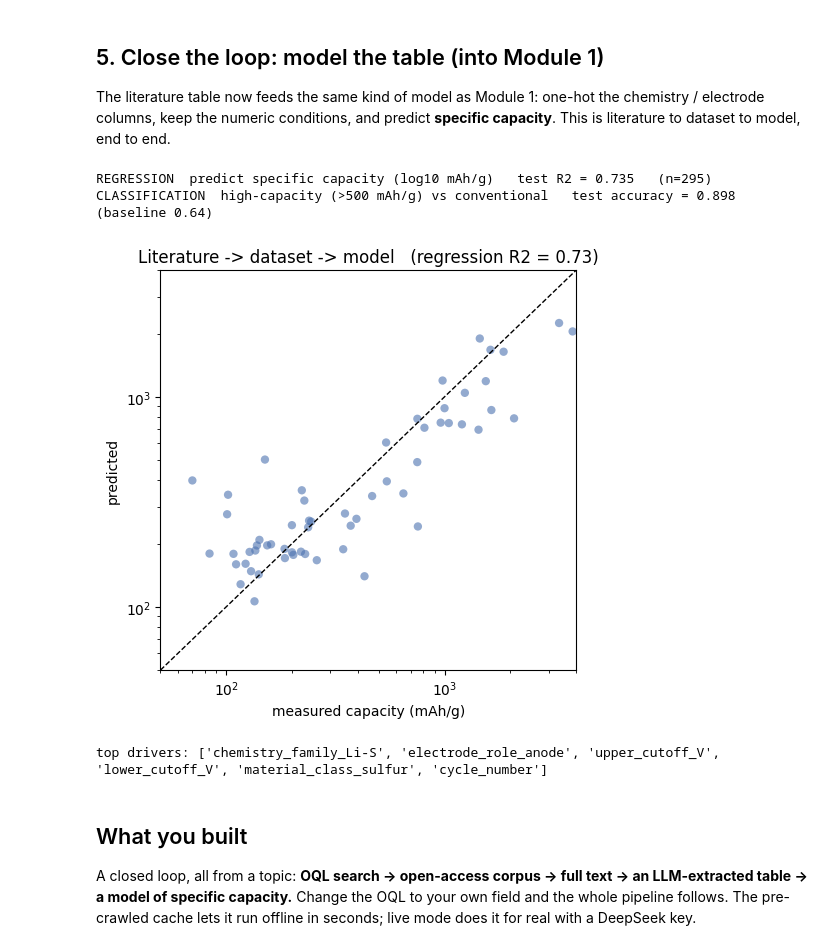
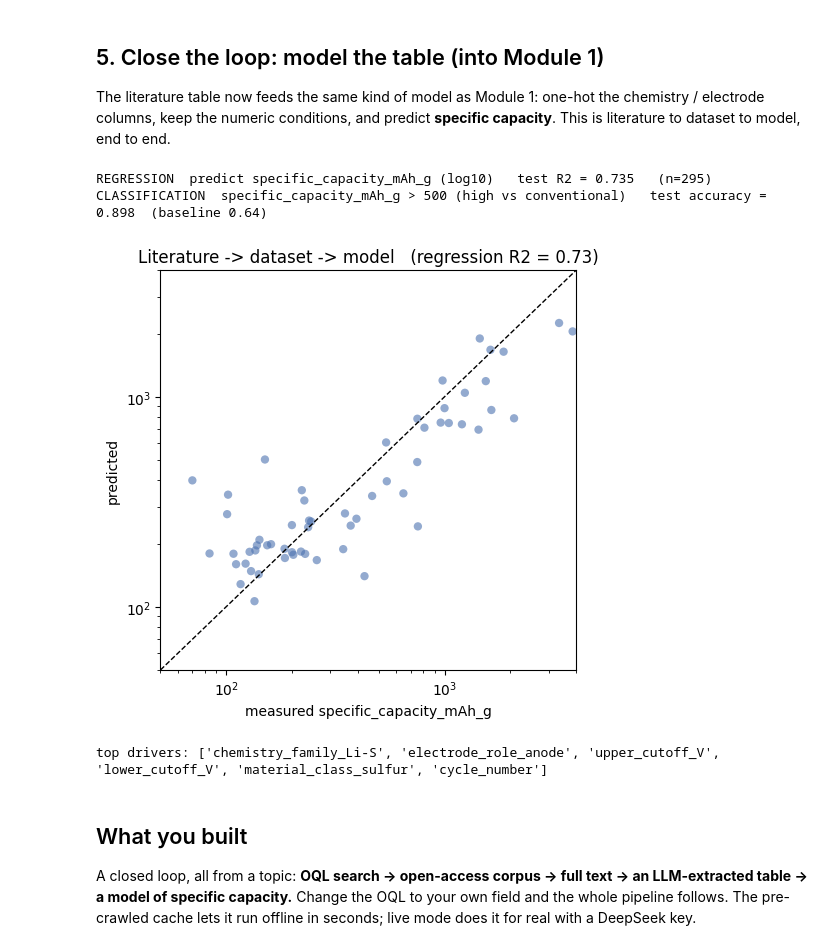
Before and after one commit to ruiding-uchicago/NRT_Training_Materials, a Jupyter notebook: module_2c_literature_to_dataset/Module2c_Literature_to_Dataset.ipynb, the cells around one changed output. Saved outputs shown, nothing was run; the diff lists cells and outputs as text; code cells hidden in the pictures.

```diff
--- a/module_2c_literature_to_dataset/Module2c_Literature_to_Dataset.ipynb
+++ b/module_2c_literature_to_dataset/Module2c_Literature_to_Dataset.ipynb
@@ -282,52 +316,51 @@ The literature table now feeds the same kind of model as Module 1: one-hot the c
 # %%
 import numpy as np, matplotlib.pyplot as plt
 from sklearn.model_selection import train_test_split
 from sklearn.ensemble import RandomForestRegressor, RandomForestClassifier
 from xgboost import XGBRegressor
 from sklearn.metrics import r2_score, accuracy_score
-SEED = 7   # a single 80/20 split, same style as Modules 1a-1d
+SEED = 7   # one 80/20 split, same style as Modules 1a-1d
 
-d = data[data["specific_capacity_mAh_g"].notna()].copy()
-cap = pd.to_numeric(d["specific_capacity_mAh_g"], errors="coerce")
-d = d[cap.between(1, 4000)]; cap = cap[cap.between(1, 4000)]      # physical bound; drops rare parse outliers
+# features come straight from the field definition above -> prompt and model can't disagree
+cats = [c for c in CATEGORICAL if c in data.columns]
+nums = [c for c in NUMERIC if c in data.columns]
+d = data[data[TARGET].notna()].copy()
+tgt = pd.to_numeric(d[TARGET], errors="coerce")
+d = d[tgt.between(1, 4000)]; tgt = tgt[tgt.between(1, 4000)]     # physical bound; drops rare parse outliers
 
-CAT = ["material_class","chemistry_family","electrode_role","cell_type"]
-NUM = ["current_density_A_g","C_rate","cycle_number","upper_cutoff_V","lower_cutoff_V",
-       "temperature_C","loading_mg_cm2","first_cycle_CE_percent"]
-X = pd.get_dummies(d[CAT], columns=CAT, dummy_na=True)
-for n in NUM: X[n] = pd.to_numeric(d[n], errors="coerce")
-for n in ["current_density_A_g","cycle_number"]: X[n] = np.log1p(X[n].clip(lower=0))   # skewed -> log
+X = pd.get_dummies(d[cats], columns=cats, dummy_na=True)
+for n in nums: X[n] = pd.to_numeric(d[n], errors="coerce")
+for n in [c for c in ("current_density_A_g", "cycle_number") if c in X]:
+    X[n] = np.log1p(X[n].clip(lower=0))
 X = X.fillna(X.median(numeric_only=True)).fillna(0.0)
 
-# --- regression: predict the capacity value (log10, since it spans ~60-3600 mAh/g) ---
-y = np.log10(cap.astype(float))
+# regression: predict the value (log10, since capacity spans ~60-3600)
+y = np.log10(tgt.astype(float))
 Xtr,Xte,ytr,yte = train_test_split(X, y, test_size=0.2, random_state=SEED)
 rf  = RandomForestRegressor(n_estimators=500, random_state=0, n_jobs=-1).fit(Xtr, ytr)
 xgb = XGBRegressor(n_estimators=400, learning_rate=0.05, max_depth=4, subsample=0.8, random_state=0).fit(Xtr, ytr)
 pred = (rf.predict(Xte) + xgb.predict(Xte)) / 2
 R2 = r2_score(yte, pred)
-print(f"REGRESSION  predict specific capacity (log10 mAh/g)   test R2 = {R2:.3f}   (n={len(d)})")
+print(f"REGRESSION  predict {TARGET} (log10)   test R2 = {R2:.3f}   (n={len(d)})")
 
-# --- classification: high-capacity (>500 mAh/g) vs conventional ---
-yc = (cap > 500).astype(int)
+# classification: high vs conventional at CLASS_THRESHOLD
+yc = (tgt > CLASS_THRESHOLD).astype(int)
 Xa,Xb,ya,yb = train_test_split(X, yc, test_size=0.2, random_state=SEED, stratify=yc)
-clf = RandomForestClassifier(n_estimators=500, random_state=0, n_jobs=-1).fit(Xa, ya)
-acc = accuracy_score(yb, clf.predict(Xb))
-print(f"CLASSIFICATION  high-capacity (>500 mAh/g) vs conventional   test accuracy = {acc:.3f}  "
+acc = accuracy_score(yb, RandomForestClassifier(n_estimators=500, random_state=0, n_jobs=-1).fit(Xa,ya).predict(Xb))
+print(f"CLASSIFICATION  {TARGET} > {CLASS_THRESHOLD} (high vs conventional)   test accuracy = {acc:.3f}  "
       f"(baseline {yb.value_counts(normalize=True).max():.2f})")
 
 fig, ax = plt.subplots(figsize=(5,5))
 ax.scatter(10**yte, 10**pred, alpha=.6, color="#4C72B0", edgecolor="none")
 lim=[50,4000]; ax.plot(lim,lim,"k--",lw=1)
-ax.set(xscale="log", yscale="log", xlim=lim, ylim=lim,
-       xlabel="measured capacity (mAh/g)", ylabel="predicted",
+ax.set(xscale="log", yscale="log", xlim=lim, ylim=lim, xlabel=f"measured {TARGET}", ylabel="predicted",
        title=f"Literature -> dataset -> model   (regression R2 = {R2:.2f})")
 os.makedirs("figures", exist_ok=True); fig.tight_layout(); fig.savefig("figures/2c_capacity_parity.png", dpi=140); plt.show()
 print("top drivers:", list(pd.Series(rf.feature_importances_, index=X.columns).nlargest(6).index))
 # %% [output]
-REGRESSION  predict specific capacity (log10 mAh/g)   test R2 = 0.735   (n=295)
-CLASSIFICATION  high-capacity (>500 mAh/g) vs conventional   test accuracy = 0.898  (baseline 0.64)
+REGRESSION  predict specific_capacity_mAh_g (log10)   test R2 = 0.735   (n=295)
+CLASSIFICATION  specific_capacity_mAh_g > 500 (high vs conventional)   test accuracy = 0.898  (baseline 0.64)
-[figure, old version]
+[figure, new version]
 top drivers: ['chemistry_family_Li-S', 'electrode_role_anode', 'upper_cutoff_V', 'lower_cutoff_V', 'material_class_sulfur', 'cycle_number']
 # %% [markdown]
 ## What you built
```
Also changed, not shown: parts of 2 cells of this notebook, 1 other file.
